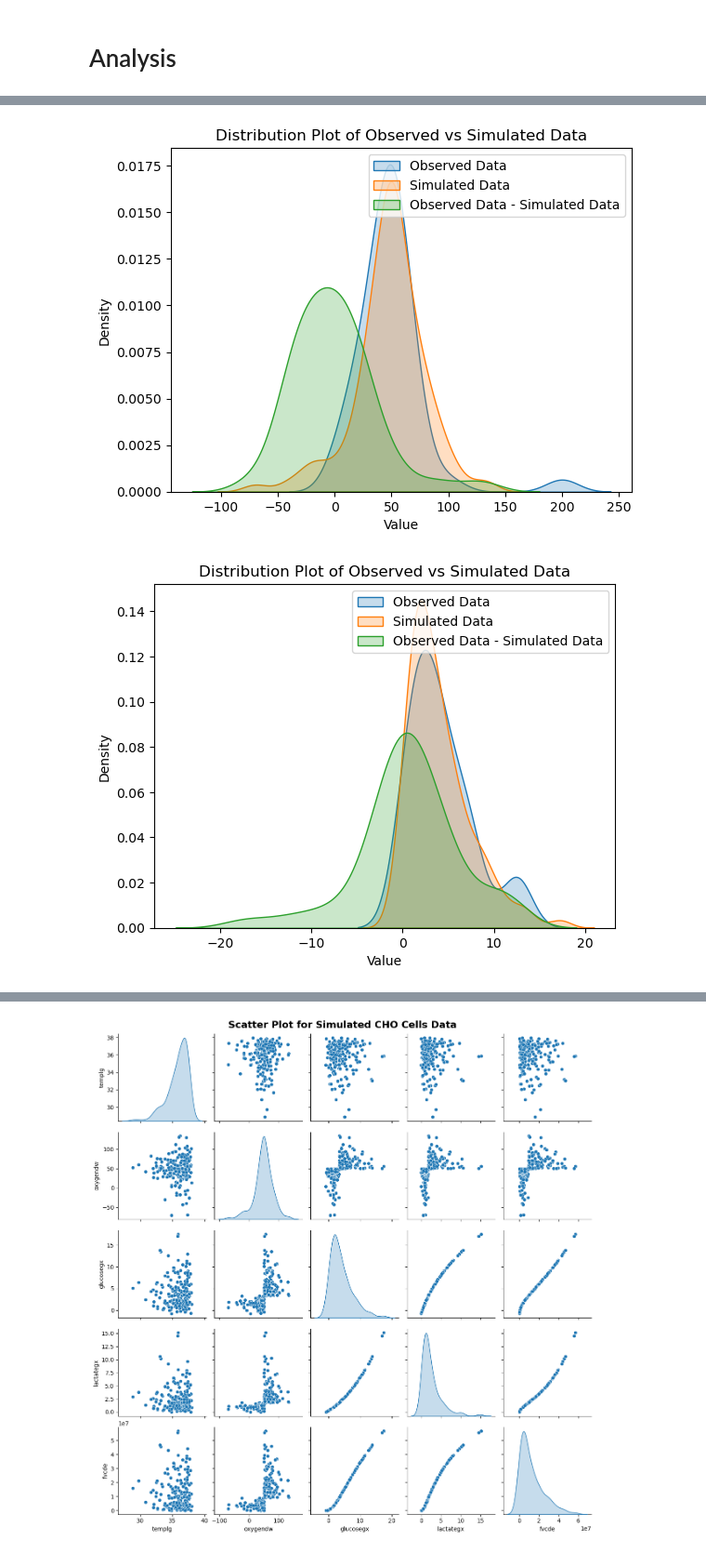
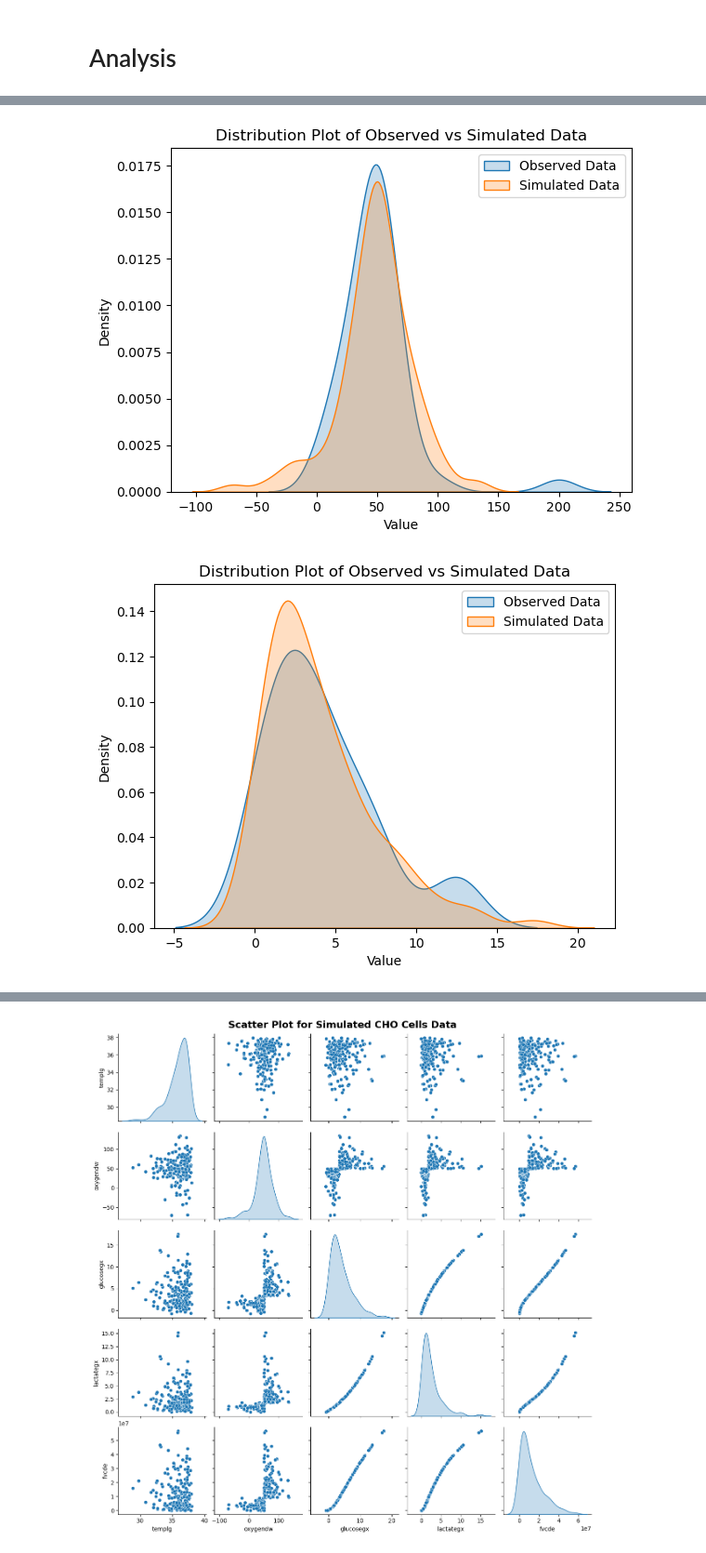
Before and after one commit to nurbujang/1progdaw23, a Jupyter notebook: project1.ipynb, the cells around one changed output, grey strips where cells are left out. Shown at 93% size. Drawn from its saved outputs; the diff is of its cells as text; code cells hidden in the pictures.

Commit message:
Distribution Plot, Regression trendline

```diff
--- a/project1.ipynb
+++ b/project1.ipynb
@@ -761,11 +734,8 @@ plt.show()
 # %%
 # for oxygen:
 
-diffo = df['oxygen'] - sim['oxygendw']
-
 sns.kdeplot(df['oxygen'], label='Observed Data', shade=True)
 sns.kdeplot(sim['oxygendw'], label='Simulated Data', shade=True)
-sns.kdeplot(diffo, label='Observed Data - Simulated Data', shade=True)
 
 plt.xlabel('Value')
 plt.ylabel('Density')
@@ -774,24 +744,21 @@ plt.title('Distribution Plot of Observed vs Simulated Data')
 plt.legend()
 plt.show()
 # %% [output]
-[figure, old version]
+[figure, new version]
 # %%
 # for glucose:
 
-diffg = df['glucose'] - sim['glucosegx']
-
 sns.kdeplot(df['glucose'], label='Observed Data', shade=True)
 sns.kdeplot(sim['glucosegx'], label='Simulated Data', shade=True)
-sns.kdeplot(diffg, label='Observed Data - Simulated Data', shade=True)
 
 plt.xlabel('Value')
 plt.ylabel('Density')
 plt.title('Distribution Plot of Observed vs Simulated Data')
 
 plt.legend()
 plt.show()
 # %% [output]
-[figure, old version]
+[figure, new version]
 # %%
 # for lactate:
 
```
Also changed, not shown: parts of 17 cells of this notebook.
